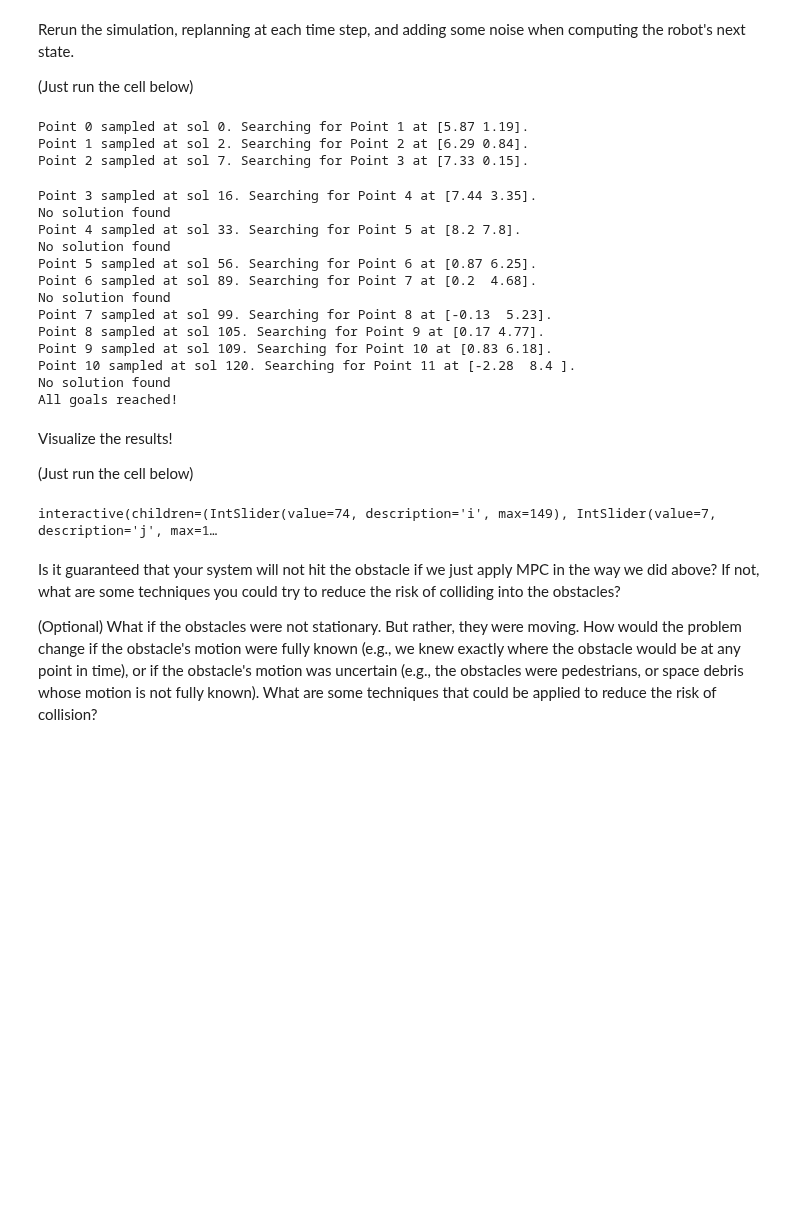
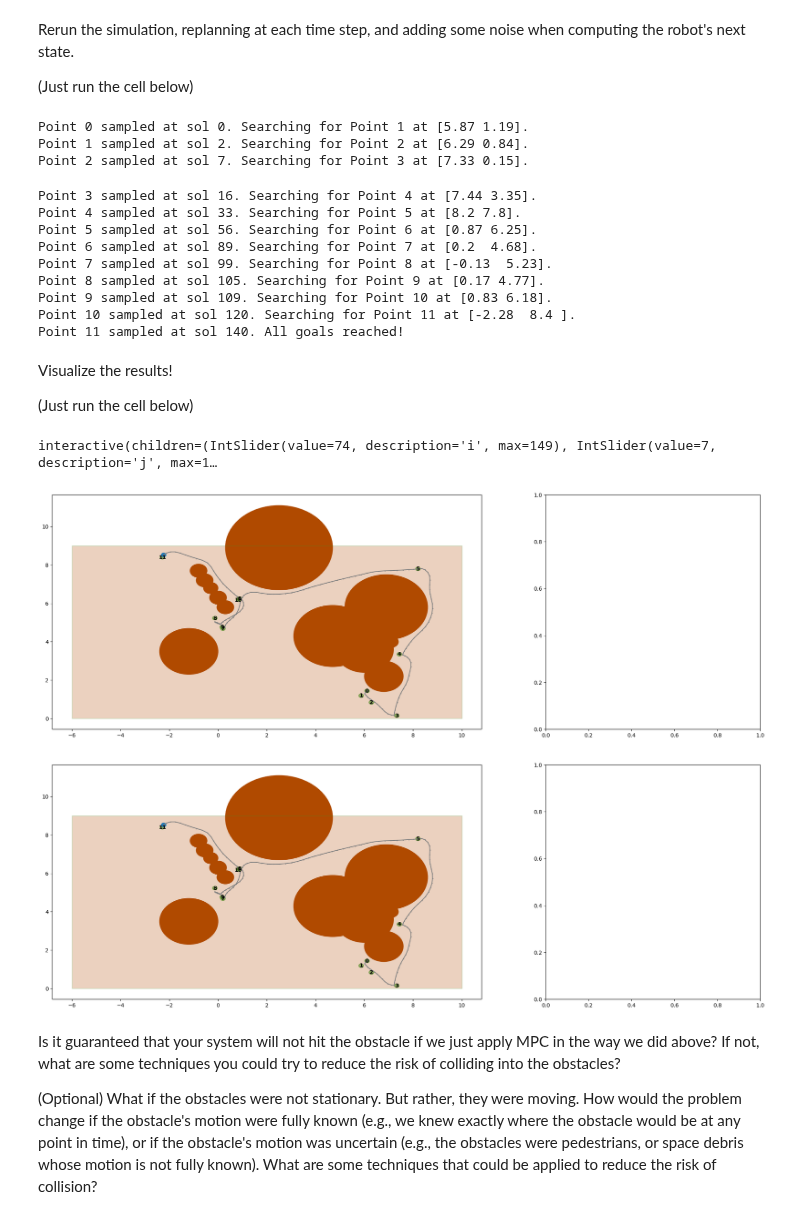
Before and after one commit to arieltynan/ME-548, a Jupyter notebook: 548 Project/Tynan 548 Sandbox.ipynb, the cells around one changed output. Drawn from its saved outputs; the diff is of its cells as text; code cells hidden in the pictures; blank space fills up the shorter version.

```diff
--- a/548 Project/Tynan 548 Sandbox.ipynb
+++ b/548 Project/Tynan 548 Sandbox.ipynb
@@ -411,13 +411,11 @@ for t in range(num_time_steps):
             As[i].value = np.array(As_value[i])
             Bs[i].value = np.array(Bs_value[i])
             Cs[i].value = np.array(Cs_value[i])
-            #Gs[i].value = np.array(Gs_value[i])
-            #hs[i].value = np.array(hs_value[i:i+1])
 
             Goal_Gs[i].value = np.array(Goal_Gs_value[i])
             Goal_hs[i].value = np.array(Goal_hs_value[i:i+1])
 
-                # Handle all rectangle and circle constraints
+            # Handle all rectangle and circle constraints
             for r_idx in range(len(rectangles)):
                 Gs_rects[r_idx][i].value = np.array(Gs_rects_values[r_idx][i])
                 hs_rects[r_idx][i].value = np.array(hs_rects_values[r_idx][i:i+1])
@@ -448,7 +446,7 @@ for t in range(num_time_steps):
         result = prob.solve(solver=solver)
 
         if us.value is None:
-            print("No solution found")
+            #print("No solution found")
             break
 
         previous_controls = us.value
@@ -481,18 +479,14 @@ Point 0 sampled at sol 0. Searching for Point 1 at [5.87 1.19].
 Point 1 sampled at sol 2. Searching for Point 2 at [6.29 0.84].
 Point 2 sampled at sol 7. Searching for Point 3 at [7.33 0.15].
 Point 3 sampled at sol 16. Searching for Point 4 at [7.44 3.35].
-No solution found
 Point 4 sampled at sol 33. Searching for Point 5 at [8.2 7.8].
-No solution found
 Point 5 sampled at sol 56. Searching for Point 6 at [0.87 6.25].
 Point 6 sampled at sol 89. Searching for Point 7 at [0.2  4.68].
-No solution found
 Point 7 sampled at sol 99. Searching for Point 8 at [-0.13  5.23].
 Point 8 sampled at sol 105. Searching for Point 9 at [0.17 4.77].
 Point 9 sampled at sol 109. Searching for Point 10 at [0.83 6.18].
 Point 10 sampled at sol 120. Searching for Point 11 at [-2.28  8.4 ].
-No solution found
-All goals reached!
+Point 11 sampled at sol 140. All goals reached!
 # %% [markdown]
 Visualize the results!
 
@@ -506,7 +500,7 @@ def plot(i, j):
     # fig, axs = plt.subplots(1,2, figsize=(10, 4))
     ax = axs[0]
     robot_position = robot_trajectory[i, :2]
-    circle1 = plt.Circle(robot_position, robot_radius, color='C0', alpha=0.4)
+    circle1 = plt.Circle(robot_position, robot_radius, color='C0', alpha=1.0)
     #circle2 = plt.Circle(obstacle_location, obstacle_radius, color='C1', alpha=0.4)
     #circle3 = plt.Circle(obstacle_location2, obstacle_radius, color='C1', alpha=0.4)
 
@@ -552,13 +546,13 @@ def plot(i, j):
         )
 
     for count in range(0, len(circles)):
-        circ_plot = patches.Circle(circles[count].center, circles[count].radius, color='C1', alpha=0.4)
+        circ_plot = patches.Circle(circles[count].center, circles[count].radius, color='#b04a00', alpha=1.0)
         ax.add_patch(circ_plot)
         # Add rectangle index label at the center
         ax.text(
             circles[count].center[0],                # x-coordinate
             circles[count].center[1],                # y-coordinate
-            str(count),                                 # text to display
+            str(''),                                 # text to display
             color='black',                              # text color
             fontsize=10,                                # size of the number
             ha='center',                                # horizontal alignment
@@ -574,8 +568,8 @@ def plot(i, j):
         CBF_object.width,            # width along y
         linewidth=1,
         edgecolor='C2',
-        facecolor='#E0E0E0',
-        alpha=0.4
+        facecolor='#b04a00',
+        alpha=0.25
     )
     ax.add_patch(rect_plot)
 
@@ -601,36 +595,59 @@ def plot(i, j):
 
     #ax.plot(planned_trajectory[:, 0], planned_trajectory[:, 1], "o-", markersize=3, color='green', alpha=0.4, label="SQP iteration %d" % j)
     ax.scatter(robot_trajectory[i:i+1,0], robot_trajectory[i:i+1,1], s=30,  color='C100', label="Robot")
-    ax.set_xlim([-2, 7])
-    ax.grid()
+
+    x_center, y_center = CBF_object.center
+    half_length = CBF_object.length / 2
+    half_width = CBF_object.width / 2
+
+    ax.set_xlim([x_center - half_length, x_center + half_length])
+    ax.set_ylim([y_center - half_width, y_center + half_width])
+    ax.axis("equal")
+
     ax.legend()
     ax.axis("equal")
 
     ax.set_title("heading=%.2f velocity=%.2f"%(robot_trajectory[i,2], robot_trajectory[i,3]))
 
+    x_center = float(CBF_object.center[0])
+    y_center = float(CBF_object.center[1])
+    half_length = float(CBF_object.length) / 2
+    half_width = float(CBF_object.width) / 2
+
+    ax.set_xlim(x_center - half_length, x_center + half_length)
+    ax.set_ylim(y_center - half_width, y_center + half_width)
+    ax.set_aspect('equal')
+
+
     ax = axs[1]
     ax.plot(robot_controls)
     ax.scatter([i], robot_controls[i:i+1, 0], label="$tan(\\delta)$", color='C0')
     ax.scatter([i], robot_controls[i:i+1, 1], label="Acceleration", color='C1')
+
+
+
+
 
     ax.hlines(steering_min, 0, num_time_steps-1, color='C0', linestyle='--')
     ax.hlines(steering_max, 0, num_time_steps-1, color='C0', linestyle='--')
     ax.hlines(acceleration_min, 0, num_time_steps-1, color='C1', linestyle='--')
     ax.hlines(acceleration_max, 0, num_time_steps-1, color='C1', linestyle='--')
 
     ax.plot(robot_trajectory[:,-1], markersize=3, color='C2')
     ax.scatter([i], robot_trajectory[i:i+1, 3], label="Velocity", color='C2')
     ax.hlines(v_min, 0, num_time_steps-1, color='C2', linestyle='--')
     ax.hlines(v_max, 0, num_time_steps-1, color='C2', linestyle='--')
     ax.set_xlim([0, num_time_steps])
     ax.set_ylim([-3, 3])
     ax.set_xlabel("Time step")
     ax.set_ylabel("Control")
     ax.set_title("Velocity, steering and acceleration")
     ax.legend()
     ax.grid()
 # %% [output]
 interactive(children=(IntSlider(value=74, description='i', max=149), IntSlider(value=7, description='j', max=1…
+[figure, added]
+[figure, added]
 # %% [markdown]
 Is it guaranteed that your system will not hit the obstacle if we just apply MPC in the way we did above?
 If not, what are some techniques you could try to reduce the risk of colliding into the obstacles?
```
